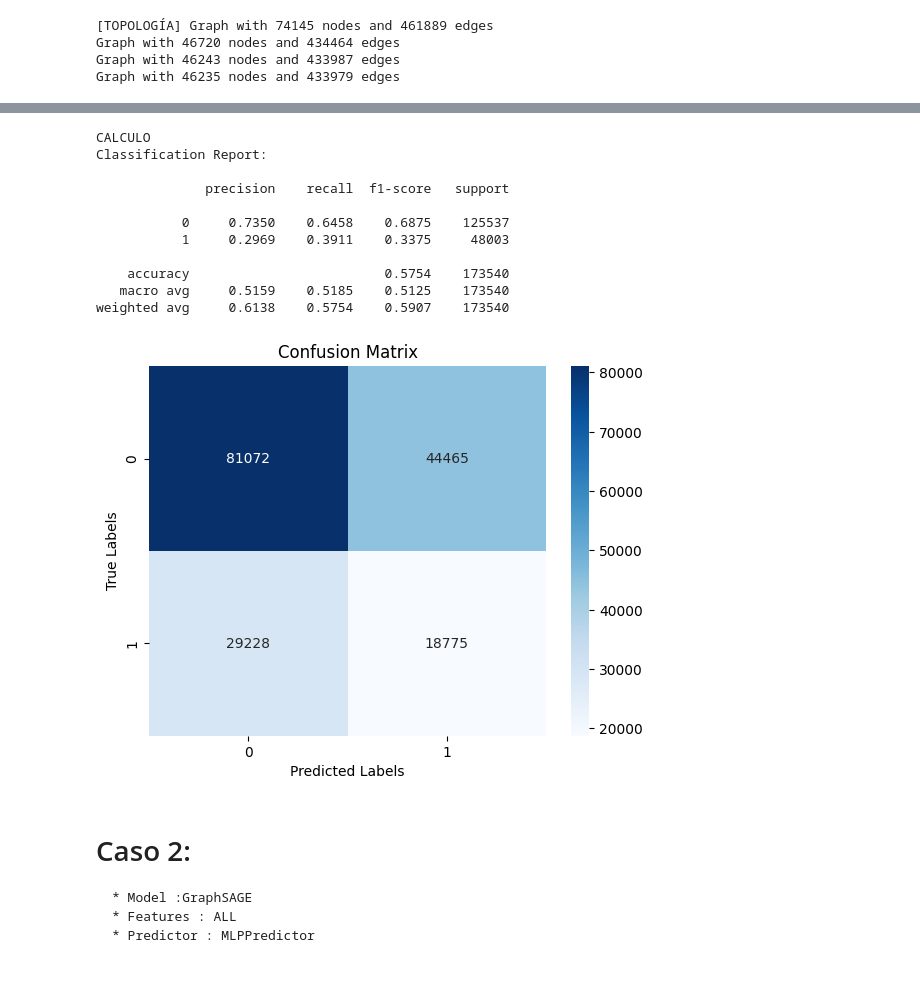
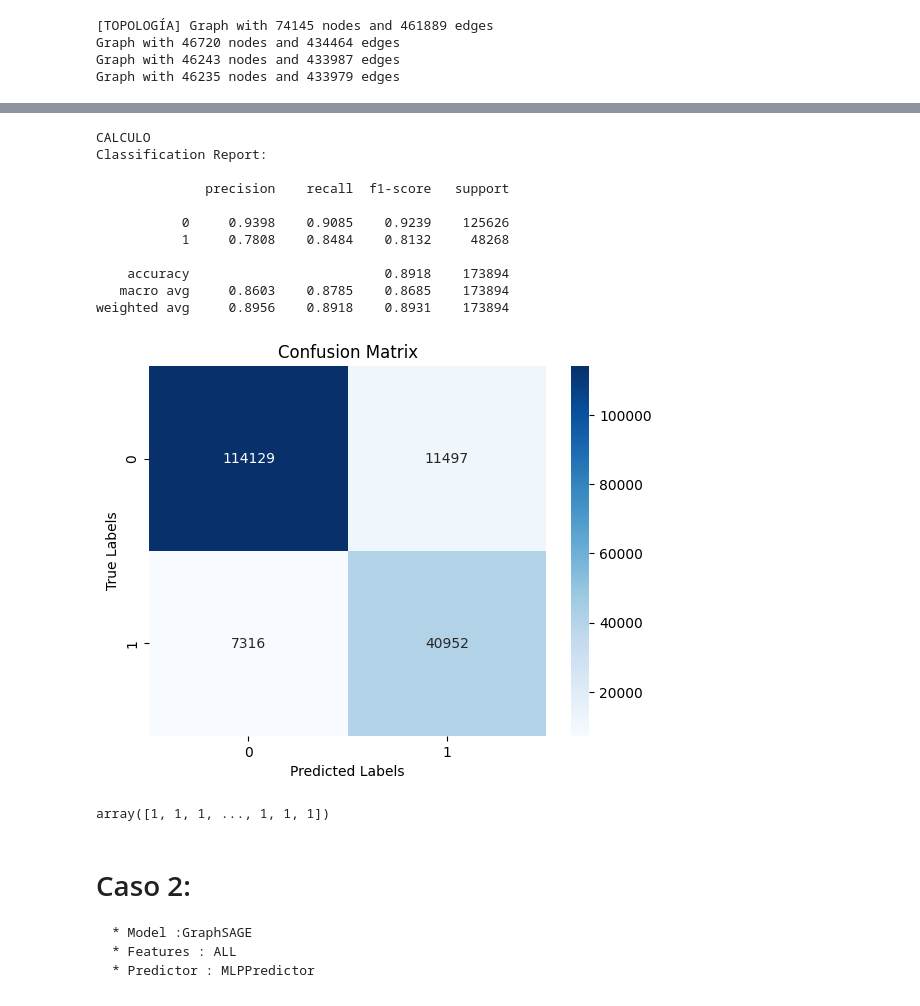
Before and after one commit to valesteban/TESIS, a Jupyter notebook: trainingBinaryClass.ipynb, the cells around one changed output, grey strips where cells are left out. Saved outputs shown, nothing was run; the diff lists cells and outputs as text; code cells hidden in the pictures.

Commit message:
Documentacion y cambio nombre variables funcion calculate_metrics

```diff
--- a/trainingBinaryClass.ipynb
+++ b/trainingBinaryClass.ipynb
@@ -93,7 +96,7 @@ acc_train = []
 train_error = []
 val_error = []
 
-for e in range(80):
+for e in range(100):
   # forward
   h = model(gnn.dgl_graph, gnn.dgl_graph.ndata['feat'])
   logits =  pred(gnn.dgl_graph, h)
@@ -165,19 +167,21 @@ PLOT BINARIO
 # %%
 # ----------- 6. Calcular métricas -------------- #
-calculate_metrics(predicted_scores,true_labels, threshold=optimal_threshold)
+
+calculate_metrics(predicted_train_scores,true_train_labels, threshold=optimal_threshold)
 # %% [output]
 CALCULO
 Classification Report:
 
               precision    recall  f1-score   support
 
-           0     0.7350    0.6458    0.6875    125537
-           1     0.2969    0.3911    0.3375     48003
+           0     0.9398    0.9085    0.9239    125626
+           1     0.7808    0.8484    0.8132     48268
 
-    accuracy                         0.5754    173540
-   macro avg     0.5159    0.5185    0.5125    173540
-weighted avg     0.6138    0.5754    0.5907    173540
+    accuracy                         0.8918    173894
+   macro avg     0.8603    0.8785    0.8685    173894
+weighted avg     0.8956    0.8918    0.8931    173894
-[figure, old version]
+[figure, new version]
+array([1, 1, 1, ..., 1, 1, 1])
 # %% [markdown]
 # Caso 2:
     * Model :GraphSAGE
```
Also changed, not shown: parts of 2 cells of this notebook, 1 other file.
